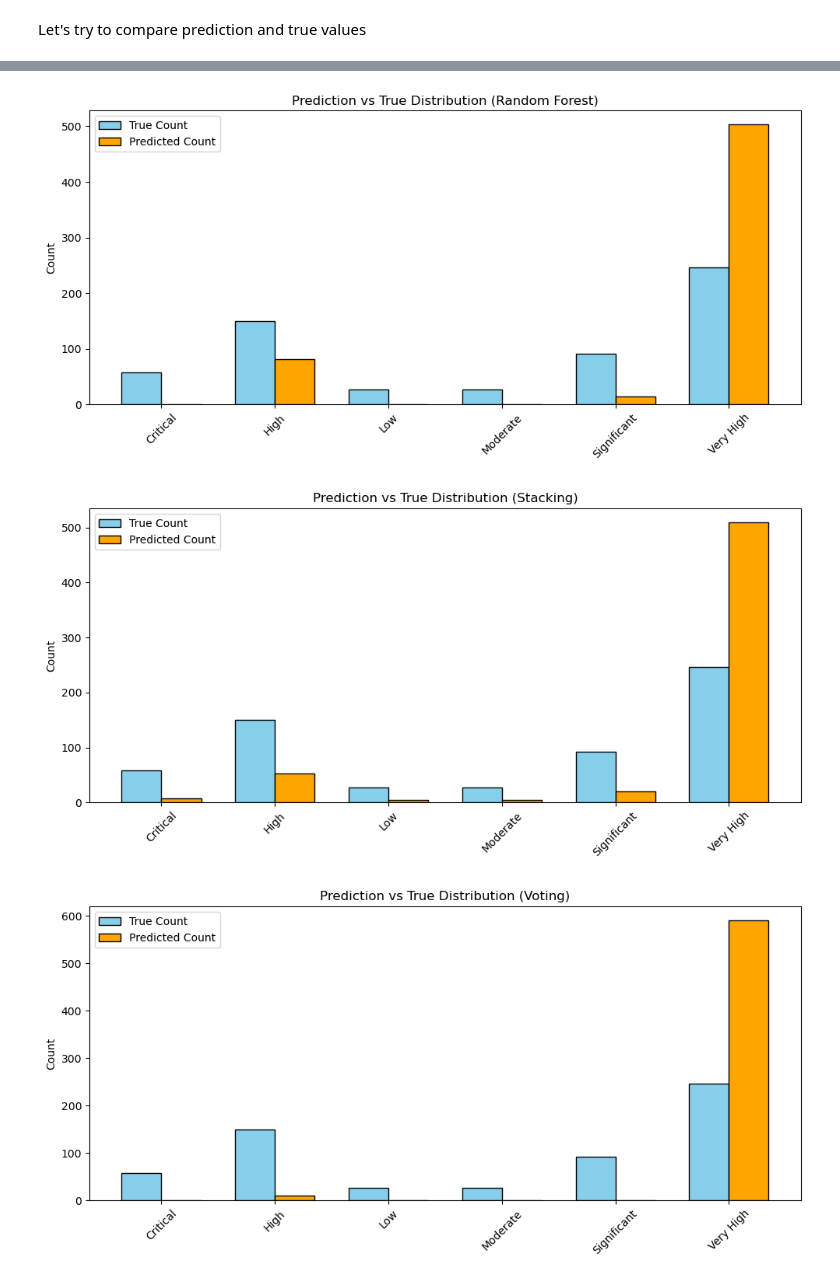
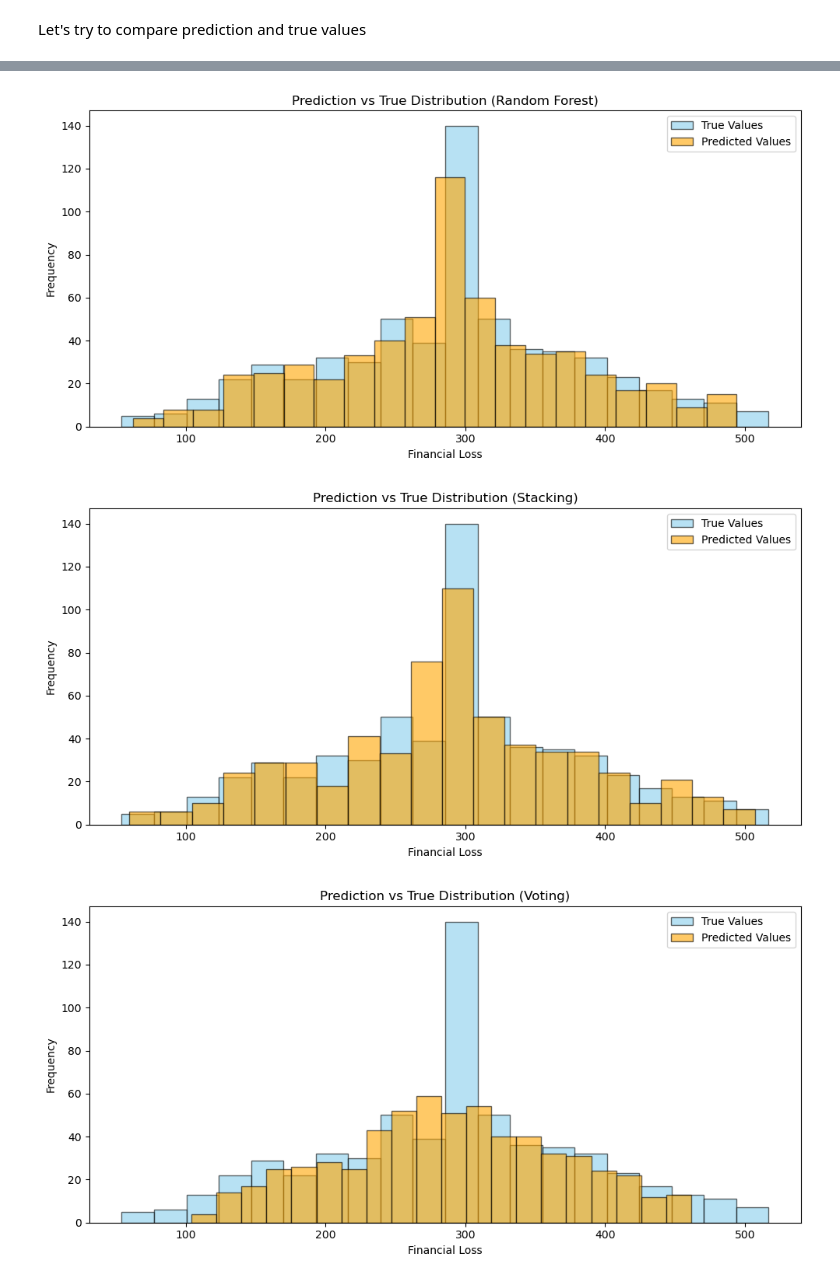
Before and after one commit to Michaelf09/Projet_Machine_Learning, a Jupyter notebook: Projet_VF_ML.ipynb, the cells around one changed output, grey strips where cells are left out. Saved outputs shown, nothing was run; the diff lists cells and outputs as text; code cells hidden in the pictures.

```diff
--- a/Projet_VF_ML.ipynb
+++ b/Projet_VF_ML.ipynb
@@ -814,50 +726,43 @@ Result are approximately the same as the other models
 Let's try to compare prediction and true values
 # %%
 def plot_prediction_comparison(y_true, y_pred, title):
-    classes = np.unique(y_true)
+    plt.figure(figsize=(10, 5))
 
-    true_counts = [np.sum(y_true == c) for c in classes]
-    pred_counts = [np.sum(y_pred == c) for c in classes]
+    plt.hist(y_true, bins=20, alpha=0.6, label="True Values", color="skyblue", edgecolor="black")
+    plt.hist(y_pred, bins=20, alpha=0.6, label="Predicted Values", color="orange", edgecolor="black")
 
-    x = np.arange(len(classes))
-    width = 0.35
-
-    plt.figure(figsize=(10, 5))
-    plt.bar(x - width/2, true_counts, width, label="True Count", color="skyblue", edgecolor="black")
-    plt.bar(x + width/2, pred_counts, width, label="Predicted Count", color="orange", edgecolor="black")
-
-    plt.xticks(x, classes, rotation=45)
-    plt.ylabel("Count")
+    plt.xlabel("Financial Loss")
+    plt.ylabel("Frequency")
     plt.title(title)
     plt.legend()
     plt.tight_layout()
     plt.show()
 # %%
-pred = logreg_model.predict(X_test)
+pred = reg_model.predict(X_test)
 plot_prediction_comparison(y_test, pred, "Prediction vs True Distribution (Logistic Regression)")
 
-pred = best_logreg_model.predict(X_test)
+pred = best_linreg_model.predict(X_test)
 plot_prediction_comparison(y_test, pred, "Prediction vs True Distribution (Logistic Regression with parameters)")
 
-pred = svm_model.predict(X_test)
-plot_prediction_comparison(y_test, pred, "Prediction vs True Distribution (SVM)")
+pred = svr_reg_model.predict(X_test)
+plot_prediction_comparison(y_test, pred, "Prediction vs True Distribution (svr)")
 
-pred = best_svm_model.predict(X_test)
-plot_prediction_comparison(y_test, pred, "Prediction vs True Distribution (SVM with parameters)")
+pred = best_svr_reg_model.predict(X_test)
+plot_prediction_comparison(y_test, pred, "Prediction vs True Distribution (svr with parameters)")
 
-pred = dt_model.predict(X_test)
+pred = dt_reg_model.predict(X_test)
 plot_prediction_comparison(y_test, pred, "Prediction vs True Distribution (Decision Tree)")
 
-pred = dt_model.predict(X_test)
+pred = best_dt_model.predict(X_test)
 plot_prediction_comparison(y_test, pred, "Prediction vs True Distribution (Decision Tree with parameters)")
 
-pred = rf_model.predict(X_test)
+pred = rf_reg_model.predict(X_test)
 plot_prediction_comparison(y_test, pred, "Prediction vs True Distribution (Random Forest)")
 
 pred = stacking_model.predict(X_test)
 plot_prediction_comparison(y_test, pred, "Prediction vs True Distribution (Stacking)")
 
-pred = voting_model.predict(X_test)
+pred = voting_reg_model.predict(X_test)
 plot_prediction_comparison(y_test, pred, "Prediction vs True Distribution (Voting)")
 
 pred = bagging_model.predict(X_test)
@@ -872,3 +777,3 @@ plot_prediction_comparison(y_test, pred, "Prediction vs True Distribution (Baggi
-[figure, old version]
+[figure, new version]
-[figure, old version]
+[figure, new version]
-[figure, old version]
+[figure, new version]
```
Also changed, not shown: parts of 43 cells of this notebook, 1 other file.
